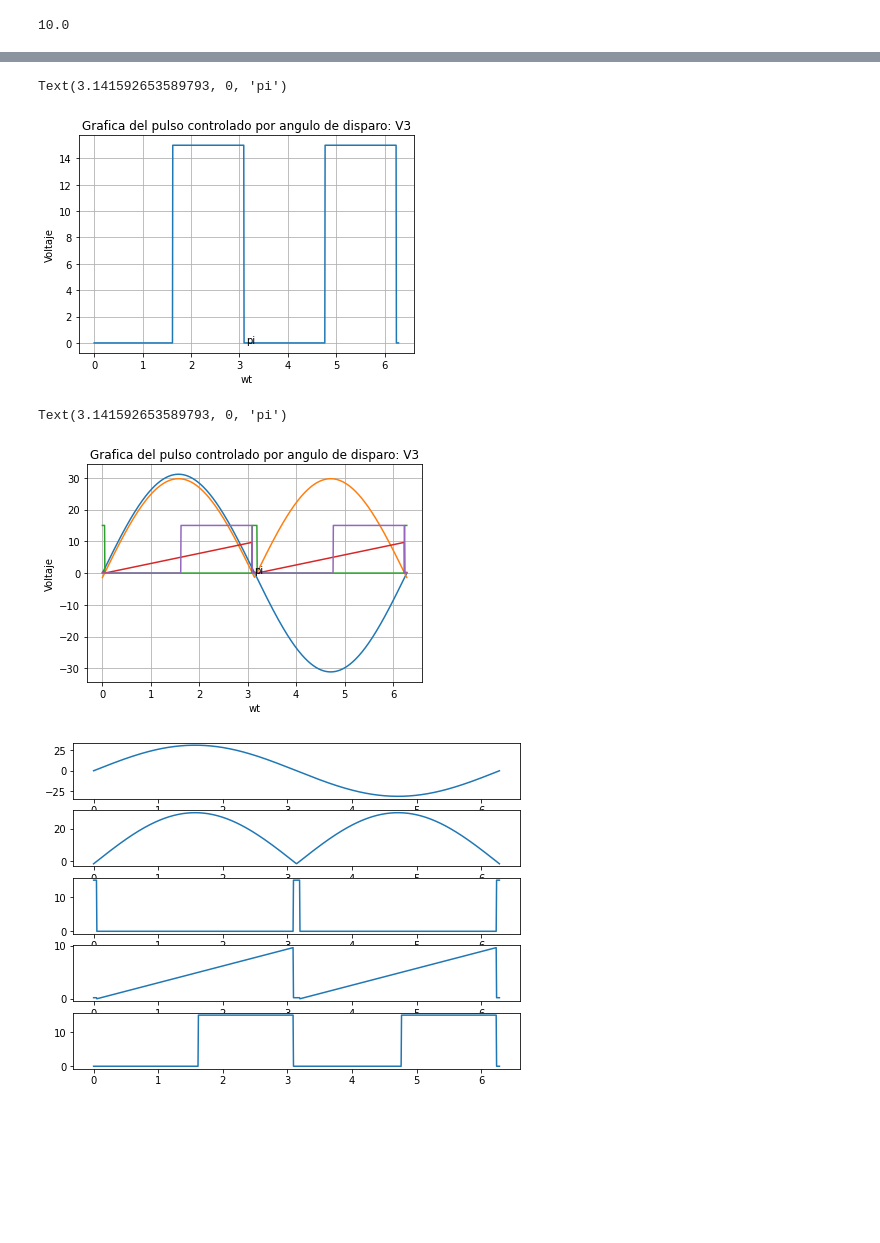
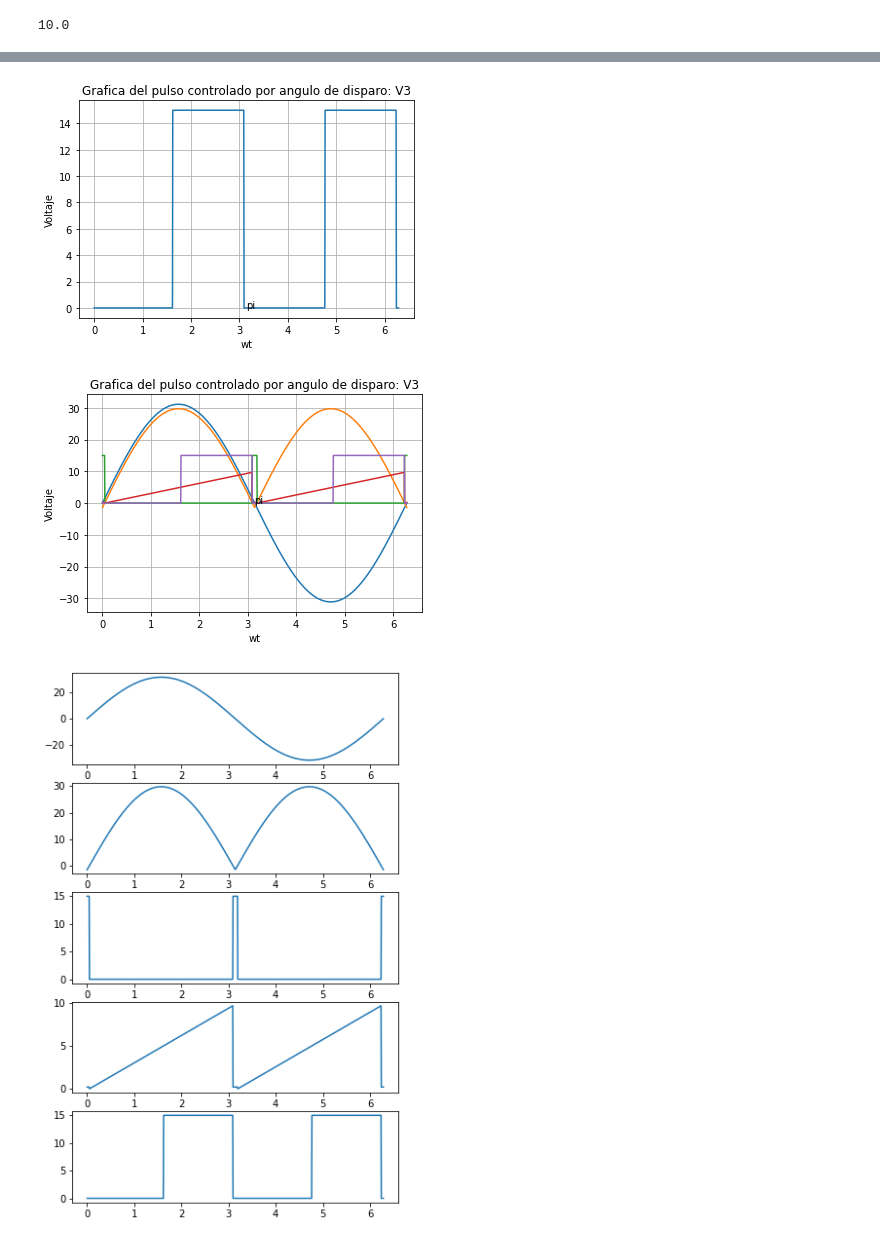
Before and after one commit to Msira270997/Mis-Jupyter-Notebook, a Jupyter notebook: Mis cuadernos/Electronica industrial.ipynb, the cells around one changed output, grey strips where cells are left out. Saved outputs shown, nothing was run; the diff lists cells and outputs as text; code cells hidden in the pictures; blank space fills up the shorter version.

```diff
--- a/Mis cuadernos/Electronica industrial.ipynb
+++ b/Mis cuadernos/Electronica industrial.ipynb
@@ -113,12 +109,11 @@ def vc(t):
 
     return np.array(vc)
 # %%
-vc = vc(t)
-
-plt.plot(t, vc)
+plt.plot(t, vc(t))
 plt.grid()
 plt.xlabel("wt")
 plt.ylabel("Voltaje")
 plt.title("Grafica del Voltaje del condensador: Vc")
 plt.text(np.pi, 0, "pi")
+plt.show()
 # %% [output]
@@ -126,11 +120,11 @@ Text(3.141592653589793, 0, 'pi')
 [figure]
 # %%
-#Aqui hare una funcion para la salida de v3
+#Definimos una funcion para la salida de v3
 
-def v3():
+def v3(t):
     v = []
 
-    for i in vc:
+    for i in vc(t):
         if i <= 5:
             v.append(0)
 
@@ -138,39 +132,37 @@ def v3():
             v.append(vcc)
     return np.array(v)
 # %%
-v3 = v3()
-
-plt.plot(t, v3)
+plt.plot(t, v3(t))
 plt.grid()
 plt.xlabel("wt")
 plt.ylabel("Voltaje")
 plt.title("Grafica del pulso controlado por angulo de disparo: V3")
 plt.text(np.pi, 0, "pi")
+plt.show()
 # %% [output]
-Text(3.141592653589793, 0, 'pi')
 [figure]
 # %%
 plt.plot(t, vi(t))
 plt.plot(t, v1)
 plt.plot(t, v2)
-plt.plot(t, vc)
-plt.plot(t, v3)
+plt.plot(t, vc(t))
+plt.plot(t, v3(t))
 plt.grid()
 plt.xlabel("wt")
 plt.ylabel("Voltaje")
 plt.title("Grafica del pulso controlado por angulo de disparo: V3")
 plt.text(np.pi, 0, "pi")
+plt.show()
 # %% [output]
-Text(3.141592653589793, 0, 'pi')
 [figure]
 # %%
 fig, (ax0, ax1, ax2, ax3, ax4) = plt.subplots(5, 1)
 ax0.plot(t, vi(t))
 ax1.plot(t, v1)
 ax2.plot(t, v2)
-ax3.plot(t, vc)
-ax4.plot(t, v3)
-fig.set_size_inches(8, 6)
+ax3.plot(t, vc(t))
+ax4.plot(t, v3(t))
+fig.set_size_inches(6, 10)
 plt.show()
 # %% [output]
-[figure, old version]
+[figure, new version]
```
Also changed, not shown: parts of 17 cells of this notebook, 1 other file.
